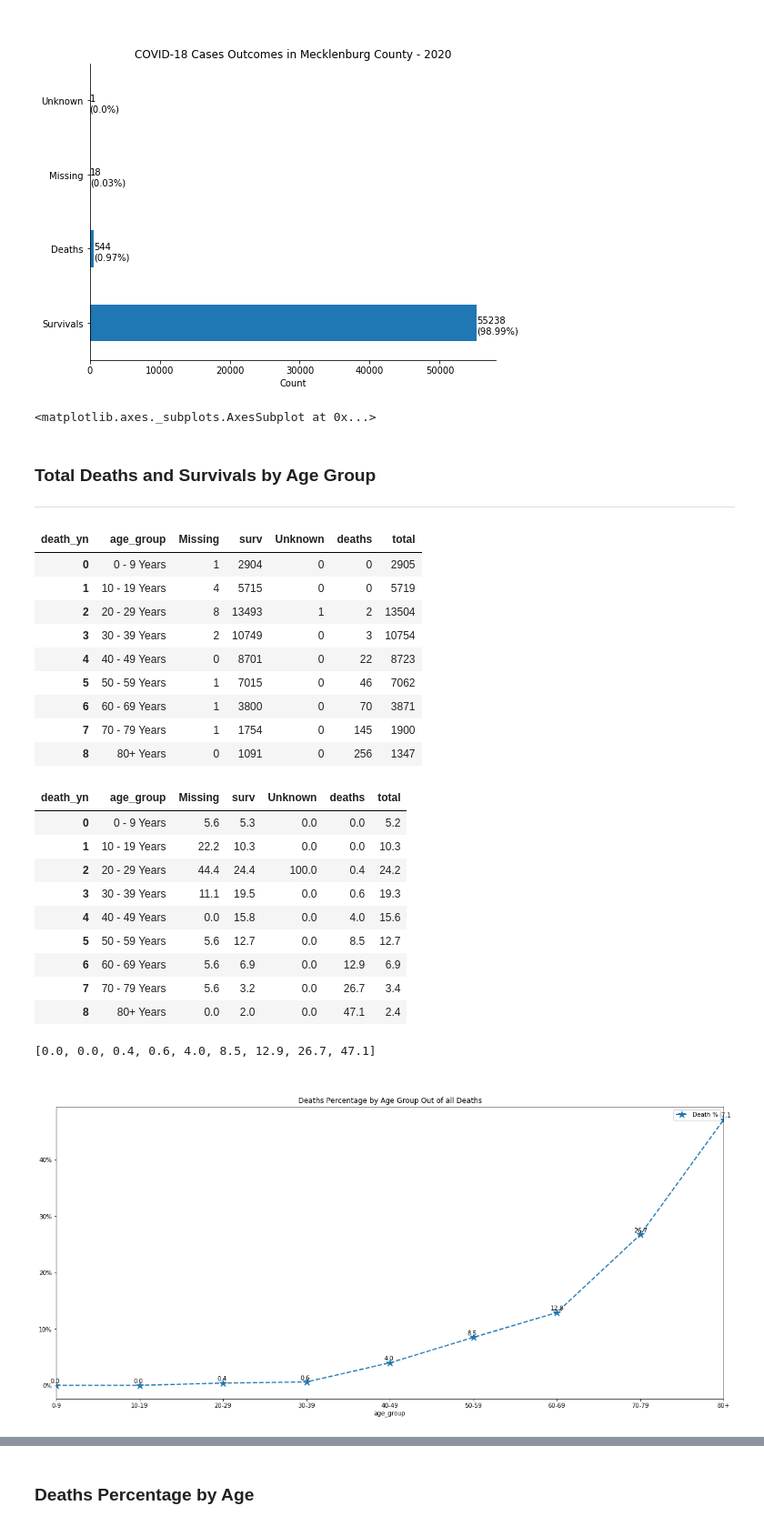
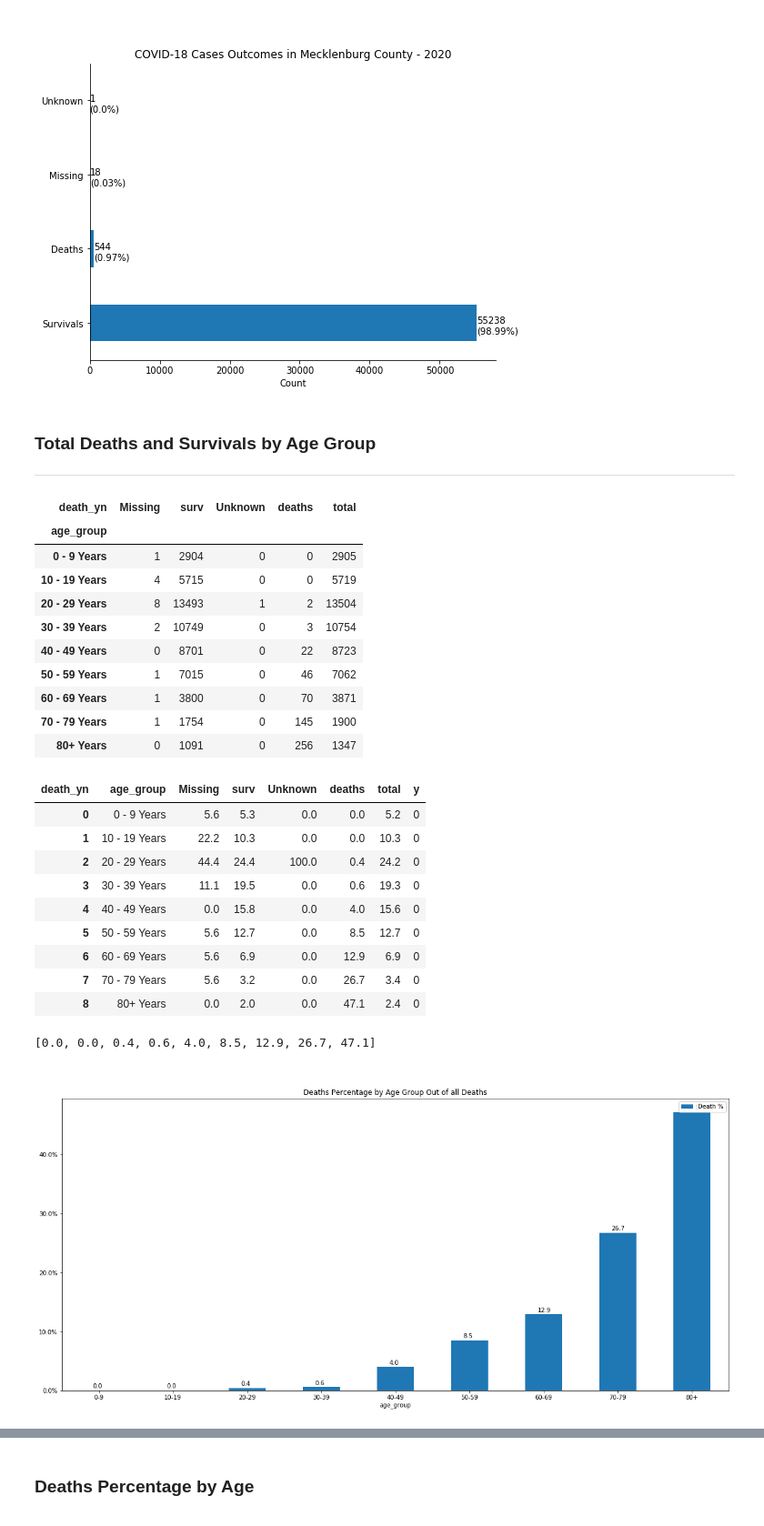
Before and after one commit to lauradahlberg/covid-19_analysis_NC, a Jupyter notebook: exploring_mecklenburg_covid_CDC_data.ipynb, the cells around one changed output, grey strips where cells are left out. Shown at 91% size. Cells and saved outputs as stored; diff of their text form; code cells hidden in the pictures.

```diff
--- a/exploring_mecklenburg_covid_CDC_data.ipynb
+++ b/exploring_mecklenburg_covid_CDC_data.ipynb
@@ -127,11 +128,6 @@ for i, p in enumerate(ax.patches):
 ax.figure.savefig(IMAGES/'cases_outcomes_meck.png' )
 # %% [output]
 [figure]
-# %%
-plot = ax
-plot
-# %% [output]
-<matplotlib.axes._subplots.AxesSubplot at 0x...>
 # %%
 ## ***TO DO ADD COUNT AND PERCENT LABEL TO BARCHART ***
 ## check out: https://stackoverflow.com/questions/61718127/add-percent-and-count-values-to-each-bar-in-pandas-barplot
@@ -148,14 +144,16 @@ tba[['Missing', 'surv', 'Unknown', 'deaths']] = tba[['Missing', 'surv', 'Unknown
 ## Add Grand total
 tba['total'] = tba[['Missing', 'surv', 'Unknown', 'deaths']].sum(axis=1).astype(int)
 tba.reset_index()
+tba
 # %% [output]
-| death_yn | age_group | Missing | surv | Unknown | deaths | total |
-| 0 | 0 - 9 Years | 1 | 2904 | 0 | 0 | 2905 |
-| 1 | 10 - 19 Years | 4 | 5715 | 0 | 0 | 5719 |
-| 2 | 20 - 29 Years | 8 | 13493 | 1 | 2 | 13504 |
-| 3 | 30 - 39 Years | 2 | 10749 | 0 | 3 | 10754 |
-| 4 | 40 - 49 Years | 0 | 8701 | 0 | 22 | 8723 |
-| 5 | 50 - 59 Years | 1 | 7015 | 0 | 46 | 7062 |
-| 6 | 60 - 69 Years | 1 | 3800 | 0 | 70 | 3871 |
-| 7 | 70 - 79 Years | 1 | 1754 | 0 | 145 | 1900 |
-| 8 | 80+ Years | 0 | 1091 | 0 | 256 | 1347 |
+| death_yn | Missing | surv | Unknown | deaths | total |
+| age_group |  |  |  |  |  |
+| 0 - 9 Years | 1 | 2904 | 0 | 0 | 2905 |
+| 10 - 19 Years | 4 | 5715 | 0 | 0 | 5719 |
+| 20 - 29 Years | 8 | 13493 | 1 | 2 | 13504 |
+| 30 - 39 Years | 2 | 10749 | 0 | 3 | 10754 |
+| 40 - 49 Years | 0 | 8701 | 0 | 22 | 8723 |
+| 50 - 59 Years | 1 | 7015 | 0 | 46 | 7062 |
+| 60 - 69 Years | 1 | 3800 | 0 | 70 | 3871 |
+| 70 - 79 Years | 1 | 1754 | 0 | 145 | 1900 |
+| 80+ Years | 0 | 1091 | 0 | 256 | 1347 |
@@ -163,19 +165,20 @@ tba.reset_index()
 ## percentage for one group from all ages (tba_p)
 
 tba_p = (tba*100/tba.sum()).round(1).reset_index()
+tba_p["y"] = 0
 tba_p
 # tba_p.dtypes
 # %% [output]
-| death_yn | age_group | Missing | surv | Unknown | deaths | total |
-| 0 | 0 - 9 Years | 5.6 | 5.3 | 0.0 | 0.0 | 5.2 |
-| 1 | 10 - 19 Years | 22.2 | 10.3 | 0.0 | 0.0 | 10.3 |
-| 2 | 20 - 29 Years | 44.4 | 24.4 | 100.0 | 0.4 | 24.2 |
-| 3 | 30 - 39 Years | 11.1 | 19.5 | 0.0 | 0.6 | 19.3 |
-| 4 | 40 - 49 Years | 0.0 | 15.8 | 0.0 | 4.0 | 15.6 |
-| 5 | 50 - 59 Years | 5.6 | 12.7 | 0.0 | 8.5 | 12.7 |
-| 6 | 60 - 69 Years | 5.6 | 6.9 | 0.0 | 12.9 | 6.9 |
-| 7 | 70 - 79 Years | 5.6 | 3.2 | 0.0 | 26.7 | 3.4 |
-| 8 | 80+ Years | 0.0 | 2.0 | 0.0 | 47.1 | 2.4 |
+| death_yn | age_group | Missing | surv | Unknown | deaths | total | y |
+| 0 | 0 - 9 Years | 5.6 | 5.3 | 0.0 | 0.0 | 5.2 | 0 |
+| 1 | 10 - 19 Years | 22.2 | 10.3 | 0.0 | 0.0 | 10.3 | 0 |
+| 2 | 20 - 29 Years | 44.4 | 24.4 | 100.0 | 0.4 | 24.2 | 0 |
+| 3 | 30 - 39 Years | 11.1 | 19.5 | 0.0 | 0.6 | 19.3 | 0 |
+| 4 | 40 - 49 Years | 0.0 | 15.8 | 0.0 | 4.0 | 15.6 | 0 |
+| 5 | 50 - 59 Years | 5.6 | 12.7 | 0.0 | 8.5 | 12.7 | 0 |
+| 6 | 60 - 69 Years | 5.6 | 6.9 | 0.0 | 12.9 | 6.9 | 0 |
+| 7 | 70 - 79 Years | 5.6 | 3.2 | 0.0 | 26.7 | 3.4 | 0 |
+| 8 | 80+ Years | 0.0 | 2.0 | 0.0 | 47.1 | 2.4 | 0 |
 # %%
 vals = tba_p['deaths'].tolist()
 vals
@@ -184,26 +187,23 @@ vals
 # %%
 ##*** NEED TO FIND BETTER GRAPH FOR THIS DATA ***
 ##plotting comparison of deaths percentages by age group
+
 ax = tba_p.plot(x='age_group', y=['deaths'], legend=False,
-                #kind='bar',
+                kind='bar',
                 figsize=(20,9),
-                marker='*',
-                linestyle='dashed',
-                linewidth=2,
-                markersize=12,
                 rot=0,
                 title= '\n\nDeaths Percentage by Age Group Out of all Deaths')
 
 for idx, label in enumerate(vals):
     value = label
     ax.annotate(value,
                (idx, value),
                xytext=(-10, 4),
                textcoords='offset points')
 
 
 ax.yaxis.set_major_formatter(mtick.PercentFormatter())
 ax.set_xticklabels(['0-9', '10-19', '20-29', '30-39', '40-49', '50-59', '60-69', '70-79', '80+']);
 ax.legend(['Death %']);
 # %% [output]
-[figure, old version]
+[figure, new version]
```
Also changed, not shown: parts of 8 cells of this notebook.
